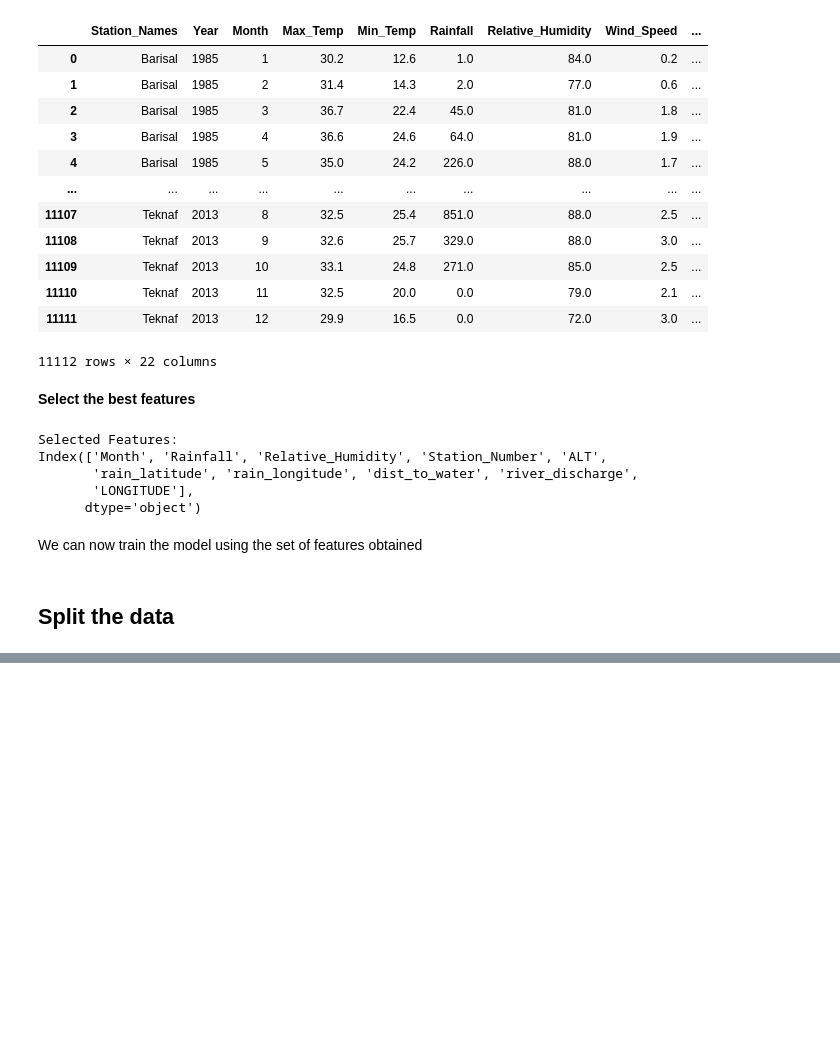
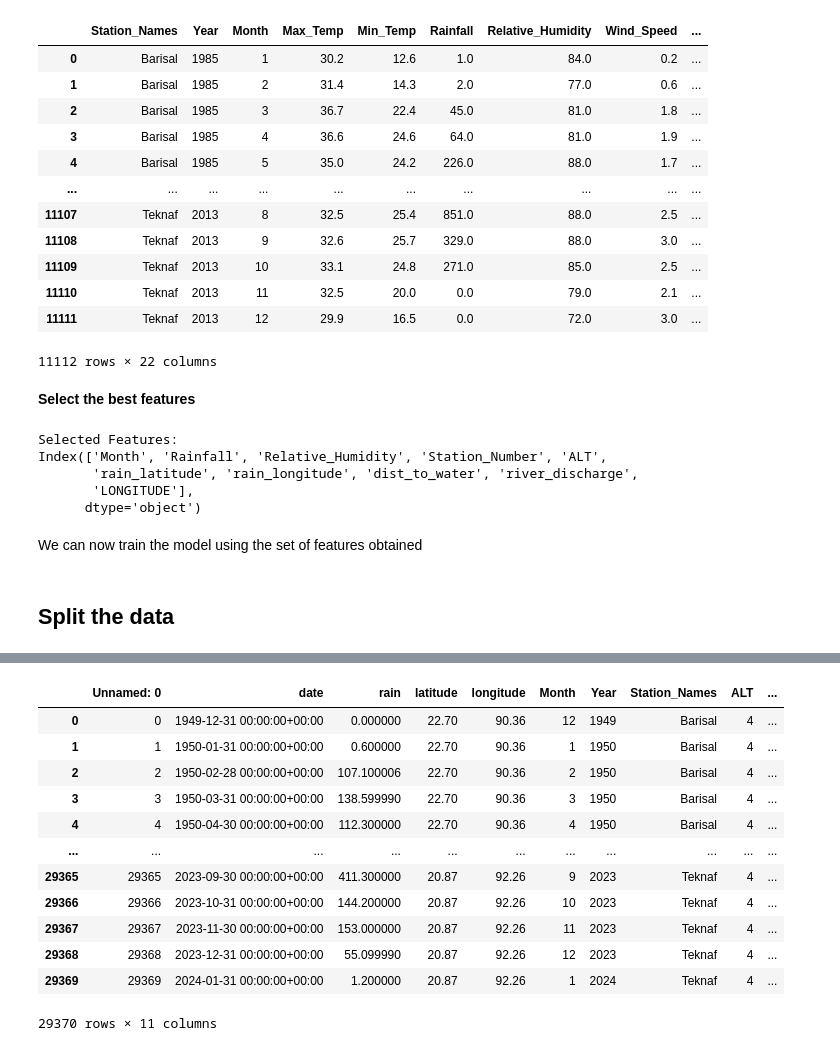
Before and after one commit to KimaniKibuthu/flood-prediction, a Jupyter notebook: notebooks/03_feature_engineering.ipynb, the cells around one changed output, grey strips where cells are left out. Drawn from its saved outputs; the diff is of its cells as text; code cells hidden in the pictures; blank space fills up the shorter version.

```diff
--- a/notebooks/03_feature_engineering.ipynb
+++ b/notebooks/03_feature_engineering.ipynb
@@ -264,0 +291,4 @@ test.to_csv(config["data"]["test_data_path"], index=False)
+# %%
+# Get station data and the rain data
+station_df = pd.read_csv(config["data"]["reference_data_path"])
+rain_df = pd.read_csv("data/raw/rain_data.csv")
@@ -264,0 +331,5 @@ test.to_csv(config["data"]["test_data_path"], index=False)
+# %%
+# Extract year and month from date
+rain_df["date"] = pd.to_datetime(rain_df["date"])
+rain_df["Month"] = rain_df["date"].dt.month
+rain_df["Year"] = rain_df["date"].dt.year
@@ -264,0 +352,27 @@ test.to_csv(config["data"]["test_data_path"], index=False)
+# %%
+# Rename the columns
+station_df.rename(
+    columns={"LATITUDE_y": "latitude", "LONGITUDE_y": "longitude"}, inplace=True
+)
+# %%
+# Merge the dfs
+
+rain_merged_df = pd.merge(
+    rain_df, station_df, on=["latitude", "longitude"], how="inner"
+)
+# %%
+rain_merged_df
+# %% [output]
+|  | Unnamed: 0 | date | rain | latitude | longitude | Month | Year | Station_Names | ALT | ... |
+| 0 | 0 | 1949-12-31 00:00:00+00:00 | 0.000000 | 22.70 | 90.36 | 12 | 1949 | Barisal | 4 | ... |
+| 1 | 1 | 1950-01-31 00:00:00+00:00 | 0.600000 | 22.70 | 90.36 | 1 | 1950 | Barisal | 4 | ... |
+| 2 | 2 | 1950-02-28 00:00:00+00:00 | 107.100006 | 22.70 | 90.36 | 2 | 1950 | Barisal | 4 | ... |
+| 3 | 3 | 1950-03-31 00:00:00+00:00 | 138.599990 | 22.70 | 90.36 | 3 | 1950 | Barisal | 4 | ... |
+| 4 | 4 | 1950-04-30 00:00:00+00:00 | 112.300000 | 22.70 | 90.36 | 4 | 1950 | Barisal | 4 | ... |
+| ... | ... | ... | ... | ... | ... | ... | ... | ... | ... | ... |
+| 29365 | 29365 | 2023-09-30 00:00:00+00:00 | 411.300000 | 20.87 | 92.26 | 9 | 2023 | Teknaf | 4 | ... |
+| 29366 | 29366 | 2023-10-31 00:00:00+00:00 | 144.200000 | 20.87 | 92.26 | 10 | 2023 | Teknaf | 4 | ... |
+| 29367 | 29367 | 2023-11-30 00:00:00+00:00 | 153.000000 | 20.87 | 92.26 | 11 | 2023 | Teknaf | 4 | ... |
+| 29368 | 29368 | 2023-12-31 00:00:00+00:00 | 55.099990 | 20.87 | 92.26 | 12 | 2023 | Teknaf | 4 | ... |
+| 29369 | 29369 | 2024-01-31 00:00:00+00:00 | 1.200000 | 20.87 | 92.26 | 1 | 2024 | Teknaf | 4 | ... |
+29370 rows × 11 columns
```
Also changed, not shown: parts of 39 cells of this notebook, 9 other files.
